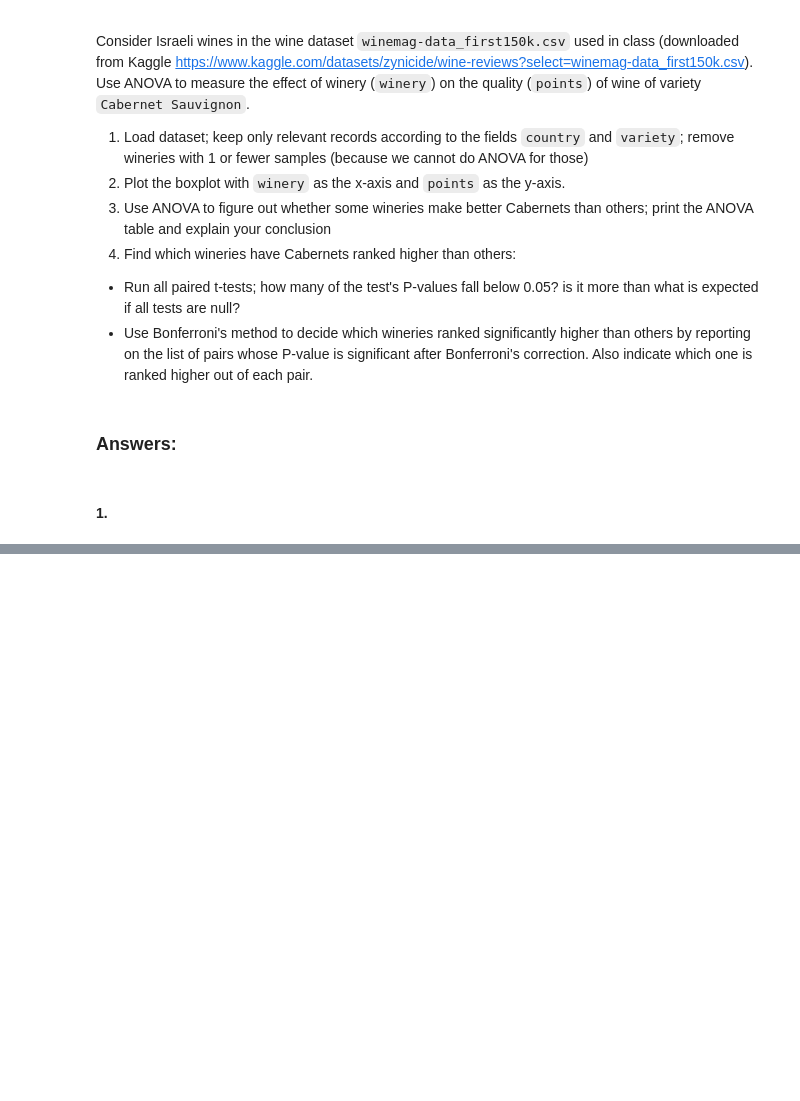
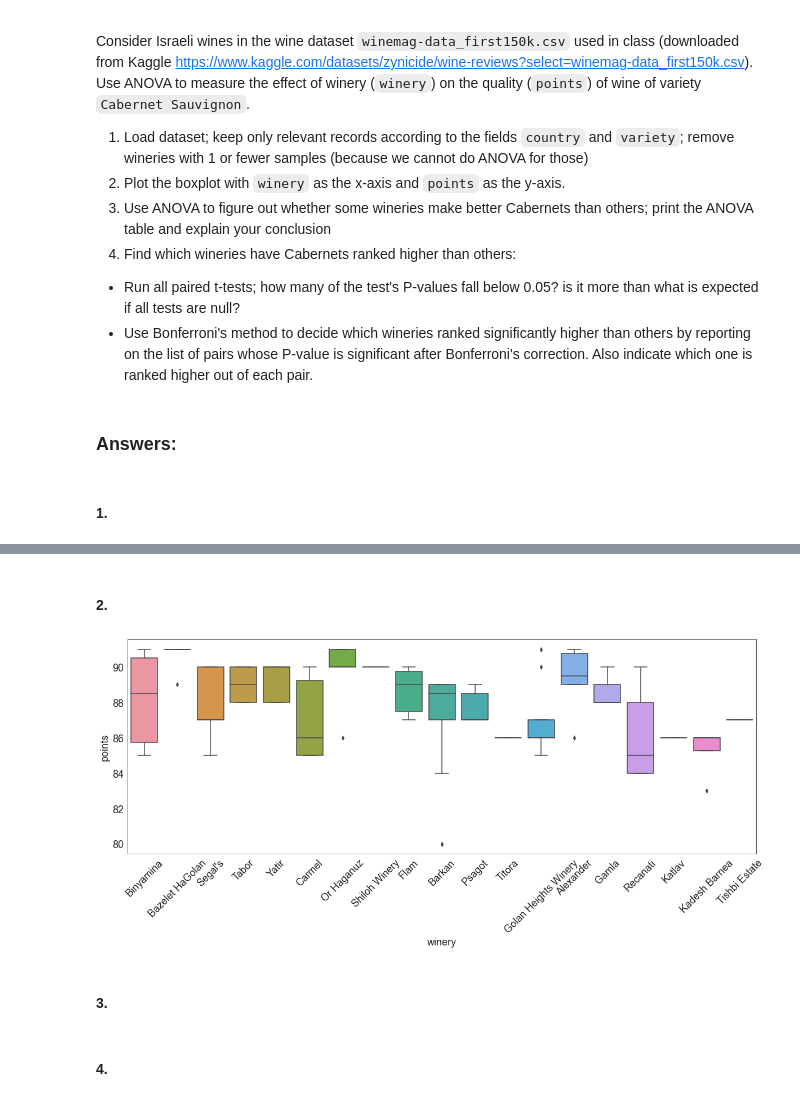
Before and after one commit to Nesher123/advanced-statistics, a Jupyter notebook: hw4/hw4.ipynb, the cells around one changed output, grey strips where cells are left out. Drawn from its saved outputs; the diff is of its cells as text; code cells hidden in the pictures; blank space fills up the shorter version.

```diff
--- a/hw4/hw4.ipynb
+++ b/hw4/hw4.ipynb
@@ -270,5 +270,18 @@ Consider Israeli wines in the wine dataset ``winemag-data_first150k.csv`` used i
  - Use Bonferroni's method to decide which wineries ranked significantly higher than others by reporting on the list of pairs whose P-value is significant after Bonferroni's correction. Also indicate which one is ranked higher out of each pair.
 # %% [markdown]
 ### **Answers**:
+# %%
+import seaborn as sns
+
+np.random.seed(2021)
+plt.rcParams["figure.figsize"] = (20, 7)
+plt.rcParams.update({'font.size': 18})
 # %% [markdown]
 #### 1.
+# %%
+wine_df = pd.read_csv("winemag-data_first150k.csv")
+wine_df = wine_df[(wine_df['country'] == 'Israel') & (wine_df['variety'] == 'Cabernet Sauvignon')]
+all_wineries = wine_df['winery'].value_counts() > 1
+valid_wineries = list(all_wineries[all_wineries].index.values)
+wine_df = wine_df[wine_df['winery'].isin(valid_wineries)]
+print(wine_df.describe())
@@ -274,0 +298,12 @@ Consider Israeli wines in the wine dataset ``winemag-data_first150k.csv`` used i
+# %% [markdown]
+#### 2.
+# %%
+sns.boxplot(x='winery', y='points', data=wine_df)
+plt.xticks(rotation=45)
+plt.show()
+# %% [output]
+[figure, added]
+# %% [markdown]
+#### 3.
+# %% [markdown]
+#### 4.
```
Also changed, not shown: parts of 1 cell of this notebook.
